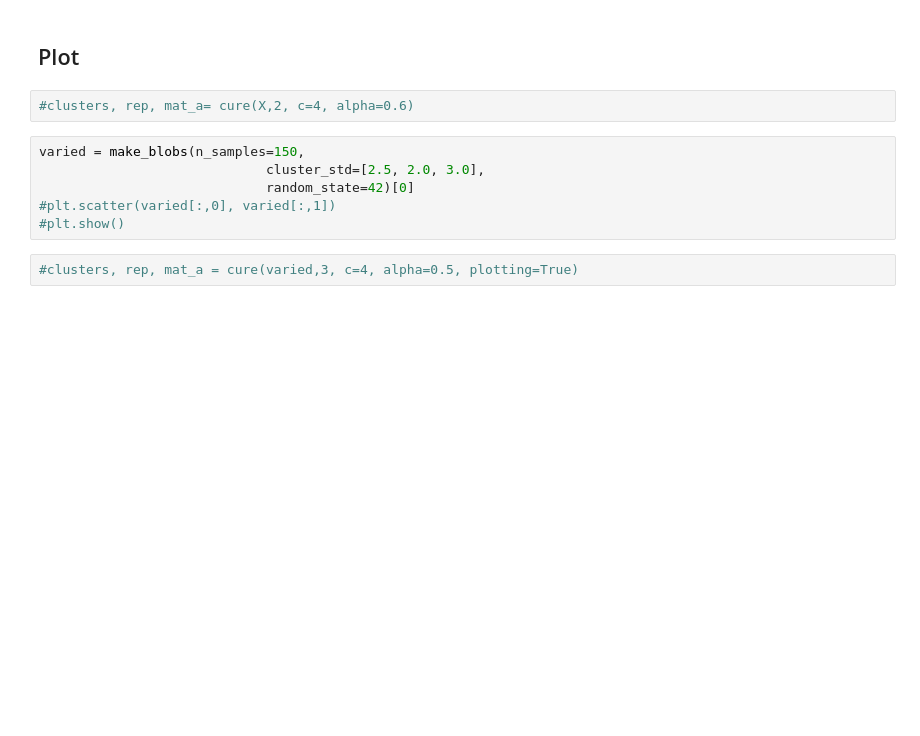
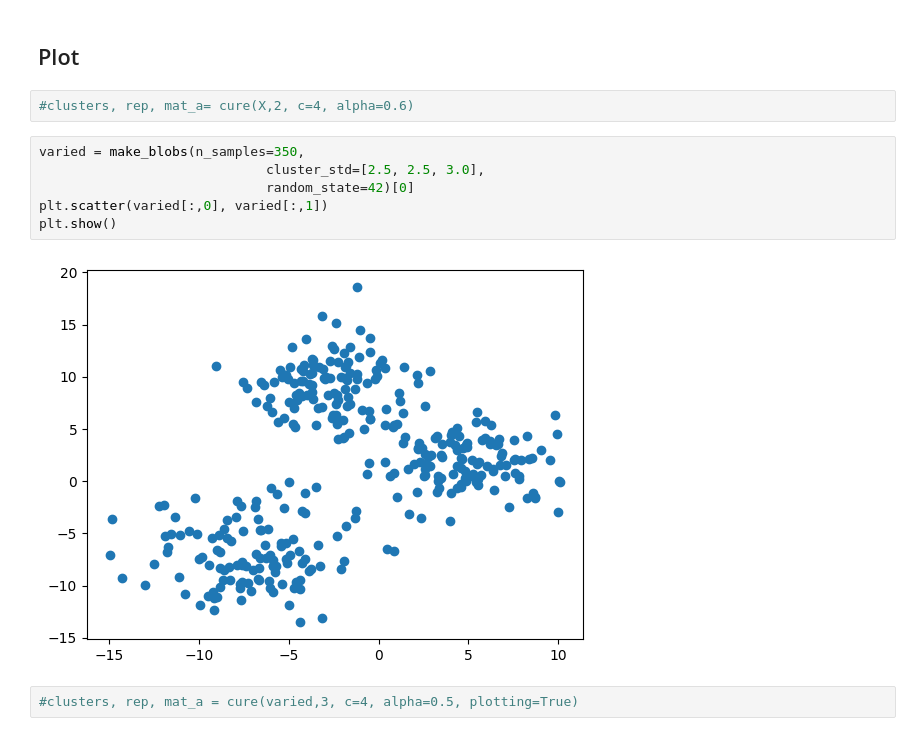
Before and after one commit to guglielmosanchini/ClustViz, a Jupyter notebook: Clustering_visualization_notebook.ipynb, the cells around one changed output. Saved outputs shown, nothing was run; the diff lists cells and outputs as text; blank space fills up the shorter version.

```diff
--- a/Clustering_visualization_notebook.ipynb
+++ b/Clustering_visualization_notebook.ipynb
@@ -2291,11 +2286,13 @@ def cure(X, k, c=3, alpha=0.1, plotting=True, preprocessed_data = None,
 # %%
 #clusters, rep, mat_a= cure(X,2, c=4, alpha=0.6)
 # %%
-varied = make_blobs(n_samples=150,
-                             cluster_std=[2.5, 2.0, 3.0],
+varied = make_blobs(n_samples=350,
+                             cluster_std=[2.5, 2.5, 3.0],
                              random_state=42)[0]
-#plt.scatter(varied[:,0], varied[:,1])
-#plt.show()
+plt.scatter(varied[:,0], varied[:,1])
+plt.show()
+# %% [output]
+[figure, added]
 # %%
 #clusters, rep, mat_a = cure(varied,3, c=4, alpha=0.5, plotting=True)
 # %%
```
Also changed, not shown: parts of 4 cells of this notebook, 6 other files.
